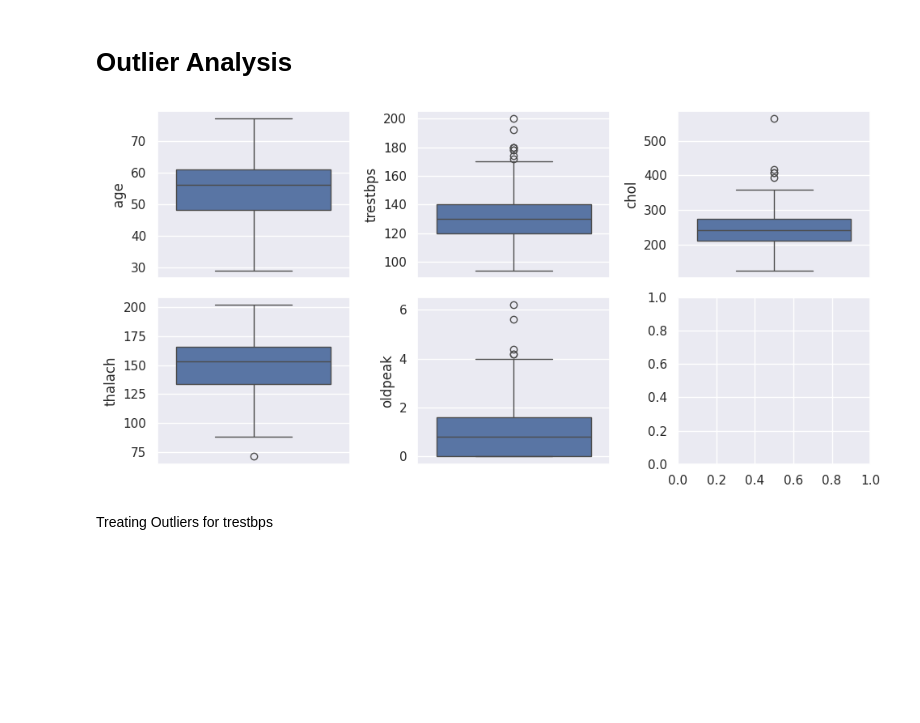
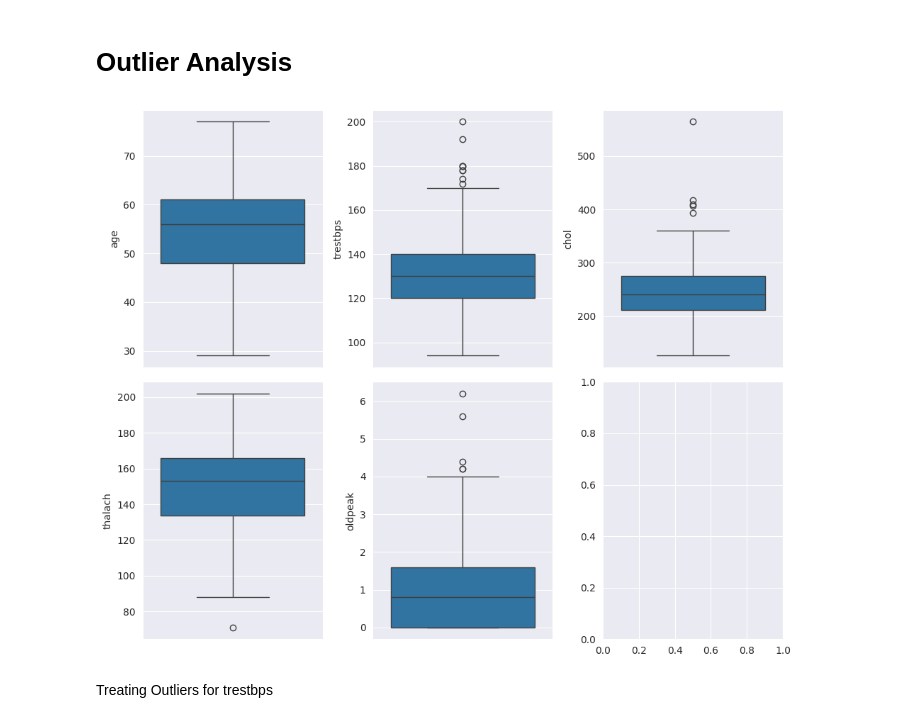
Before and after one commit to negilbabu/Heart-Disease-Prediction-Ai-, a Jupyter notebook: HeartDiseasePrediction.ipynb, the cells around one changed output. Saved outputs shown, nothing was run; the diff lists cells and outputs as text; code cells hidden in the pictures; blank space fills up the shorter version.

```diff
--- a/HeartDiseasePrediction.ipynb
+++ b/HeartDiseasePrediction.ipynb
@@ -278,16 +278,18 @@ plt.show()
 # %% [markdown]
 # **Outlier Analysis**
+# %%
+df = pd.read_csv('https://raw.githubusercontent.com/abdelDebug/Heart-Disease-Data/refs/heads/main/heart_disease.csv')
 # %%
-fig, axs = plt.subplots(2,3, figsize = (10,5))
+fig, axs = plt.subplots(2,3, figsize = (10,8))
 plt1 = sns.boxplot(df['age'], ax = axs[0,0])
 plt2 = sns.boxplot(df['trestbps'], ax = axs[0,1])
 plt3 = sns.boxplot(df['chol'], ax = axs[0,2])
 plt1 = sns.boxplot(df['thalach'], ax = axs[1,0])
 plt2 = sns.boxplot(df['oldpeak'], ax = axs[1,1])
 
 plt.tight_layout()
 # %% [output]
-[figure, old version]
+[figure, new version]
 # %% [markdown]
 Treating Outliers for trestbps
 # %%
```
Also changed, not shown: parts of 32 cells of this notebook.
